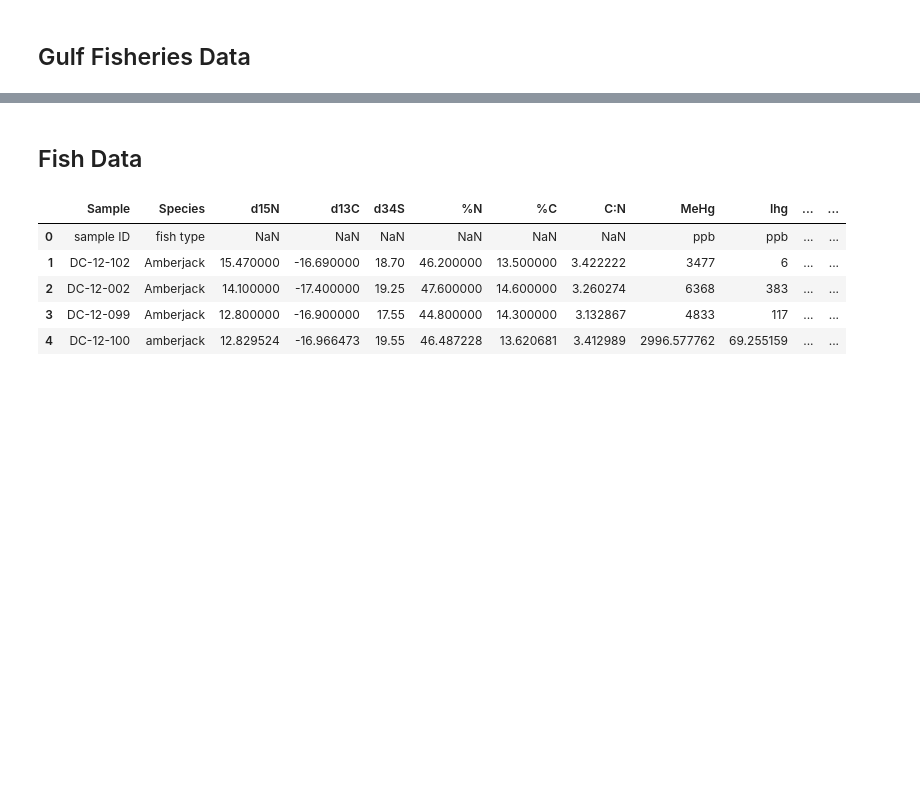
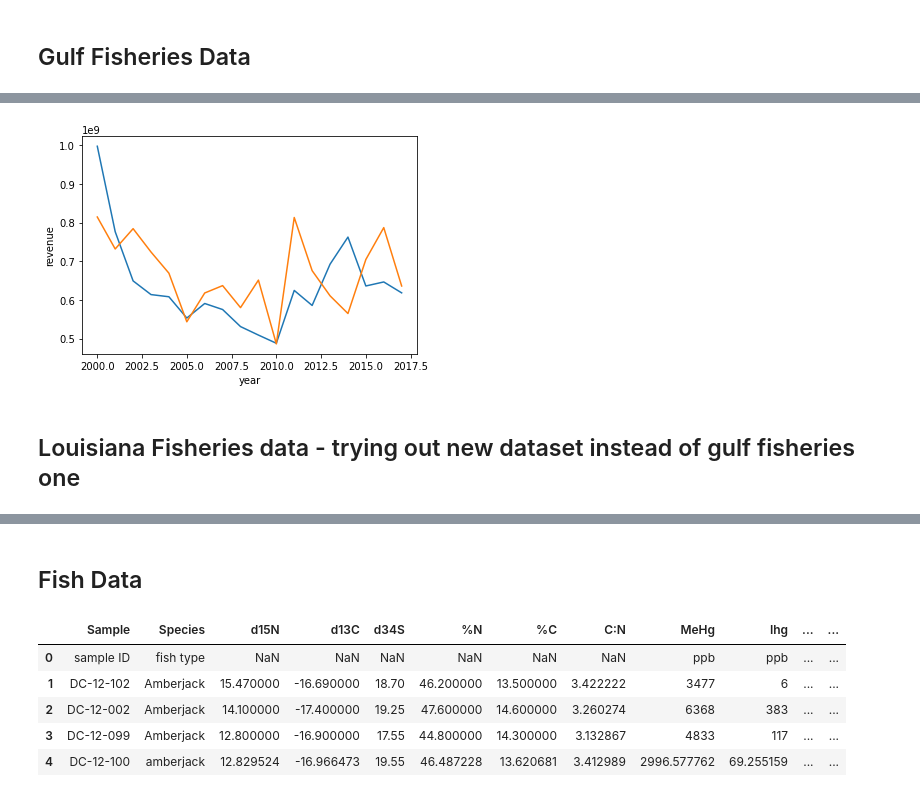
Before and after one commit to gbugieda/final-367-datascience, a Jupyter notebook: Messy.ipynb, the cells around one changed output, grey strips where cells are left out. Drawn from its saved outputs; the diff is of its cells as text; code cells hidden in the pictures; blank space fills up the shorter version.

```diff
--- a/Messy.ipynb
+++ b/Messy.ipynb
@@ -366,0 +349,6 @@ mariculture_df = pd.read_excel('data/gulf-fisheries.xlsx',sheet_name="Maricultur
+# %%
+#Cleaning data
+
+#dropping the unnamed columns
+commercial_df.drop(['Unnamed: 6','Unnamed: 7'],axis=1,inplace=True)
+commercial_df.head()
@@ -366,0 +362,4 @@ mariculture_df = pd.read_excel('data/gulf-fisheries.xlsx',sheet_name="Maricultur
+# %%
+##changing column names
+commercial_df.rename(columns={'state/region':'region','com.revenue':'revenue','com.landings':'landings','com.licenses':'licenses','com.revenue.percapita':'revenue.percapita'},inplace=True)
+commercial_df.head(1)
@@ -366,0 +382,21 @@ mariculture_df = pd.read_excel('data/gulf-fisheries.xlsx',sheet_name="Maricultur
+# %%
+## Let's look @ revenue, landings, and licenses over time in 3 different charts from the GOM region in general
+
+gulfRevenue = commercial_df.loc[commercial_df['region'] =='GOM']
+sns.lineplot(data=gulfRevenue,x='year',y='revenue')
+
+sns.lineplot(data=gulfRevenue,x='year',y='landings')
+#sns.lineplot(data=gulfRevenue,x='year',y='licenses')
+#sns.lineplot(data=gulfRevenue,x='year',y='revenue.percapita')
+plt.show()
+
+#lic = commercial_df.drop(commercial_df.index[commercial_df['licenses'] == 'n/d'])
+#pd.to_numeric(lic['licenses'])
+#sns.lineplot(data=lic,x='year',y='licenses',hue='region')
+#plt.show()
+#sns.lineplot(data=commercial_df,x='year',y='revenue.percapita',hue='region')
+#plt.show()
+# %% [output]
+[figure, added]
+# %% [markdown]
+## Louisiana Fisheries data - trying out new dataset instead of gulf fisheries one
```
Also changed, not shown: parts of 22 cells of this notebook, 2 other files.
